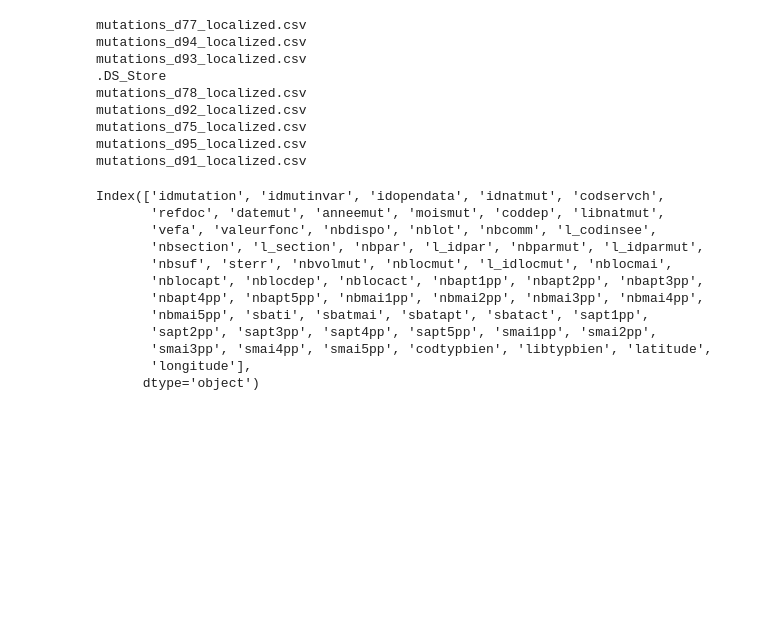
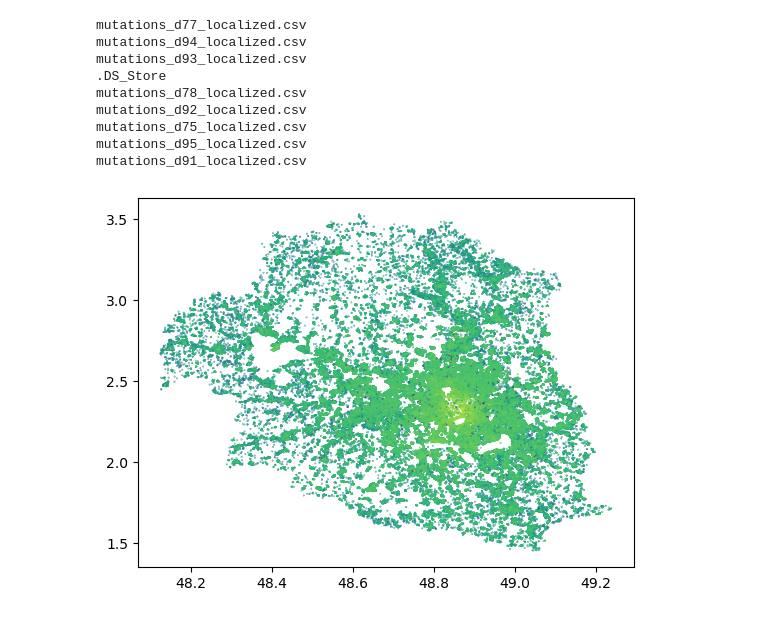
Before and after one commit to alexis-violeau/Augmented-Proposal---Challenge-Eleven, a Jupyter notebook: notebook_test.ipynb, the cells around one changed output. Cells and saved outputs as stored; diff of their text form; code cells hidden in the pictures; blank space fills up the shorter version.

```diff
--- a/notebook_test.ipynb
+++ b/notebook_test.ipynb
@@ -25,18 +25,8 @@ mutations_d92_localized.csv
 mutations_d75_localized.csv
 mutations_d95_localized.csv
 mutations_d91_localized.csv
-# %%
-df.columns
-# %% [output]
-Index(['idmutation', 'idmutinvar', 'idopendata', 'idnatmut', 'codservch',
-       'refdoc', 'datemut', 'anneemut', 'moismut', 'coddep', 'libnatmut',
-       'vefa', 'valeurfonc', 'nbdispo', 'nblot', 'nbcomm', 'l_codinsee',
-       'nbsection', 'l_section', 'nbpar', 'l_idpar', 'nbparmut', 'l_idparmut',
-       'nbsuf', 'sterr', 'nbvolmut', 'nblocmut', 'l_idlocmut', 'nblocmai',
-       'nblocapt', 'nblocdep', 'nblocact', 'nbapt1pp', 'nbapt2pp', 'nbapt3pp',
-       'nbapt4pp', 'nbapt5pp', 'nbmai1pp', 'nbmai2pp', 'nbmai3pp', 'nbmai4pp',
-       'nbmai5pp', 'sbati', 'sbatmai', 'sbatapt', 'sbatact', 'sapt1pp',
-       'sapt2pp', 'sapt3pp', 'sapt4pp', 'sapt5pp', 'smai1pp', 'smai2pp',
-       'smai3pp', 'smai4pp', 'smai5pp', 'codtypbien', 'libtypbien', 'latitude',
-       'longitude'],
-      dtype='object')
+# %%
+plt.scatter(df['latitude'],df['longitude'], c = np.log(df['valeurfonc']/df['sterr']), s = 0.1)
+plt.show()
+# %% [output]
+[figure, added]
```
Also changed, not shown: parts of 4 cells of this notebook, 1 other file.
